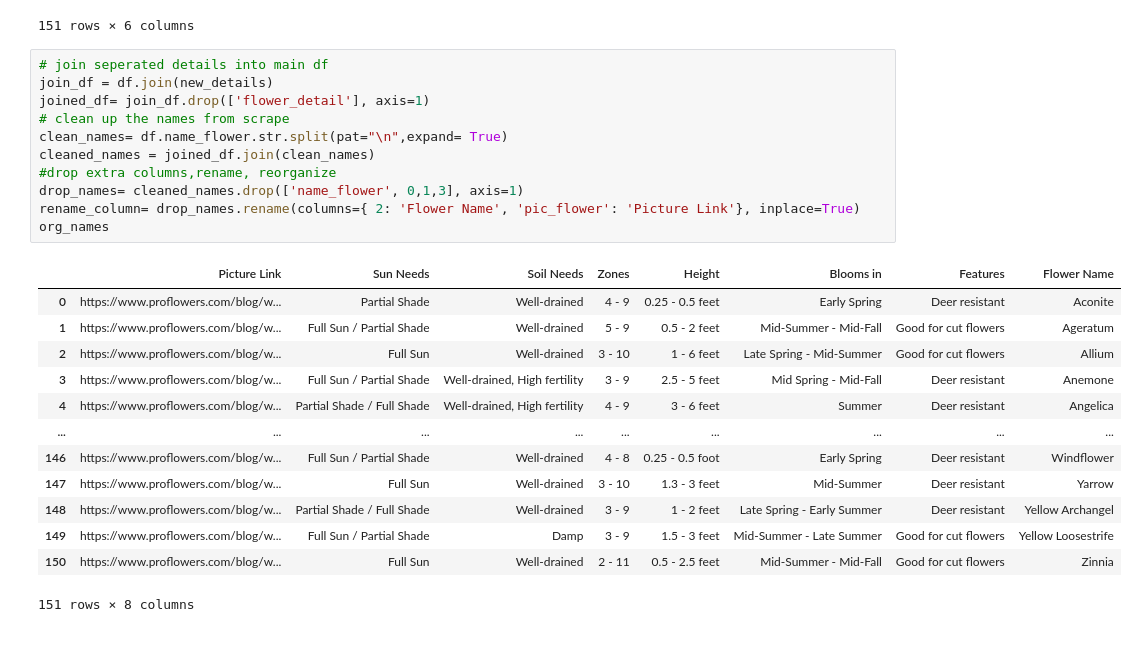
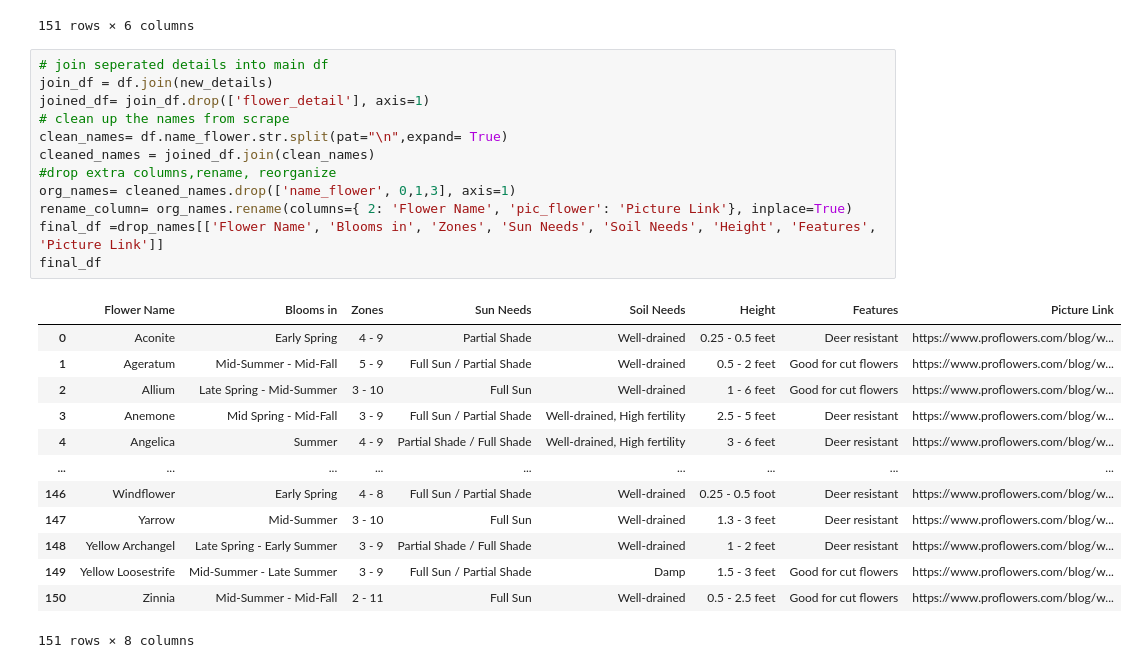
Before and after one commit to Lizbetheli/specialized-garden, a Jupyter notebook: flowers_scrape.ipynb, the cells around one changed output. Drawn from its saved outputs; the diff is of its cells as text.

```diff
--- a/flowers_scrape.ipynb
+++ b/flowers_scrape.ipynb
@@ -117,25 +117,26 @@ new_details
 # %%
 # join seperated details into main df
 join_df = df.join(new_details)
 joined_df= join_df.drop(['flower_detail'], axis=1)
 # clean up the names from scrape
 clean_names= df.name_flower.str.split(pat="\n",expand= True)
 cleaned_names = joined_df.join(clean_names)
 #drop extra columns,rename, reorganize
-drop_names= cleaned_names.drop(['name_flower', 0,1,3], axis=1)
-rename_column= drop_names.rename(columns={ 2: 'Flower Name', 'pic_flower': 'Picture Link'}, inplace=True)
-org_names
+org_names= cleaned_names.drop(['name_flower', 0,1,3], axis=1)
+rename_column= org_names.rename(columns={ 2: 'Flower Name', 'pic_flower': 'Picture Link'}, inplace=True)
+final_df =drop_names[['Flower Name', 'Blooms in', 'Zones', 'Sun Needs', 'Soil Needs', 'Height', 'Features', 'Picture Link']]
+final_df
 # %% [output]
-|  | Picture Link | Sun Needs | Soil Needs | Zones | Height | Blooms in | Features | Flower Name |
-| 0 | https://www.proflowers.com/blog/w... | Partial Shade | Well-drained | 4 - 9 | 0.25 - 0.5 feet | Early Spring | Deer resistant | Aconite |
-| 1 | https://www.proflowers.com/blog/w... | Full Sun / Partial Shade | Well-drained | 5 - 9 | 0.5 - 2 feet | Mid‑Summer - Mid‑Fall | Good for cut flowers | Ageratum |
-| 2 | https://www.proflowers.com/blog/w... | Full Sun | Well-drained | 3 - 10 | 1 - 6 feet | Late Spring - Mid‑Summer | Good for cut flowers | Allium |
-| 3 | https://www.proflowers.com/blog/w... | Full Sun / Partial Shade | Well-drained, High fertility | 3 - 9 | 2.5 - 5 feet | Mid Spring - Mid‑Fall | Deer resistant | Anemone |
-| 4 | https://www.proflowers.com/blog/w... | Partial Shade / Full Shade | Well-drained, High fertility | 4 - 9 | 3 - 6 feet | Summer | Deer resistant | Angelica |
+|  | Flower Name | Blooms in | Zones | Sun Needs | Soil Needs | Height | Features | Picture Link |
+| 0 | Aconite | Early Spring | 4 - 9 | Partial Shade | Well-drained | 0.25 - 0.5 feet | Deer resistant | https://www.proflowers.com/blog/w... |
+| 1 | Ageratum | Mid‑Summer - Mid‑Fall | 5 - 9 | Full Sun / Partial Shade | Well-drained | 0.5 - 2 feet | Good for cut flowers | https://www.proflowers.com/blog/w... |
+| 2 | Allium | Late Spring - Mid‑Summer | 3 - 10 | Full Sun | Well-drained | 1 - 6 feet | Good for cut flowers | https://www.proflowers.com/blog/w... |
+| 3 | Anemone | Mid Spring - Mid‑Fall | 3 - 9 | Full Sun / Partial Shade | Well-drained, High fertility | 2.5 - 5 feet | Deer resistant | https://www.proflowers.com/blog/w... |
+| 4 | Angelica | Summer | 4 - 9 | Partial Shade / Full Shade | Well-drained, High fertility | 3 - 6 feet | Deer resistant | https://www.proflowers.com/blog/w... |
 | ... | ... | ... | ... | ... | ... | ... | ... | ... |
-| 146 | https://www.proflowers.com/blog/w... | Full Sun / Partial Shade | Well-drained | 4 - 8 | 0.25 - 0.5 foot | Early Spring | Deer resistant | Windflower |
-| 147 | https://www.proflowers.com/blog/w... | Full Sun | Well-drained | 3 - 10 | 1.3 - 3 feet | Mid‑Summer | Deer resistant | Yarrow |
-| 148 | https://www.proflowers.com/blog/w... | Partial Shade / Full Shade | Well-drained | 3 - 9 | 1 - 2 feet | Late Spring - Early Summer | Deer resistant | Yellow Archangel |
-| 149 | https://www.proflowers.com/blog/w... | Full Sun / Partial Shade | Damp | 3 - 9 | 1.5 - 3 feet | Mid‑Summer - Late Summer | Good for cut flowers | Yellow Loosestrife |
-| 150 | https://www.proflowers.com/blog/w... | Full Sun | Well-drained | 2 - 11 | 0.5 - 2.5 feet | Mid‑Summer - Mid‑Fall | Good for cut flowers | Zinnia |
+| 146 | Windflower | Early Spring | 4 - 8 | Full Sun / Partial Shade | Well-drained | 0.25 - 0.5 foot | Deer resistant | https://www.proflowers.com/blog/w... |
+| 147 | Yarrow | Mid‑Summer | 3 - 10 | Full Sun | Well-drained | 1.3 - 3 feet | Deer resistant | https://www.proflowers.com/blog/w... |
+| 148 | Yellow Archangel | Late Spring - Early Summer | 3 - 9 | Partial Shade / Full Shade | Well-drained | 1 - 2 feet | Deer resistant | https://www.proflowers.com/blog/w... |
+| 149 | Yellow Loosestrife | Mid‑Summer - Late Summer | 3 - 9 | Full Sun / Partial Shade | Damp | 1.5 - 3 feet | Good for cut flowers | https://www.proflowers.com/blog/w... |
+| 150 | Zinnia | Mid‑Summer - Mid‑Fall | 2 - 11 | Full Sun | Well-drained | 0.5 - 2.5 feet | Good for cut flowers | https://www.proflowers.com/blog/w... |
 151 rows × 8 columns
```
Also changed, not shown: parts of 1 cell of this notebook, 1 other file.
